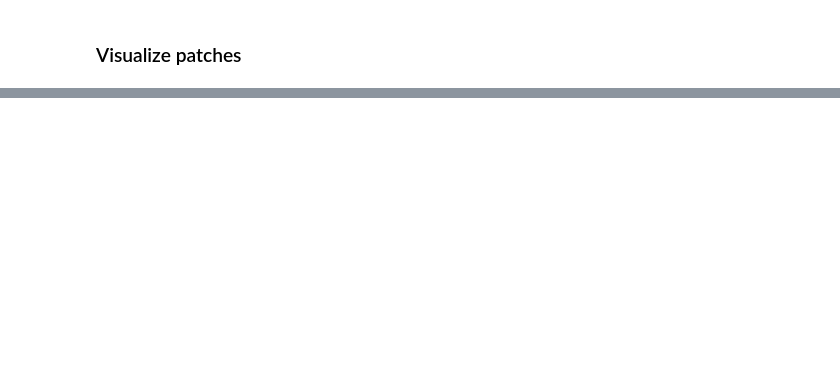
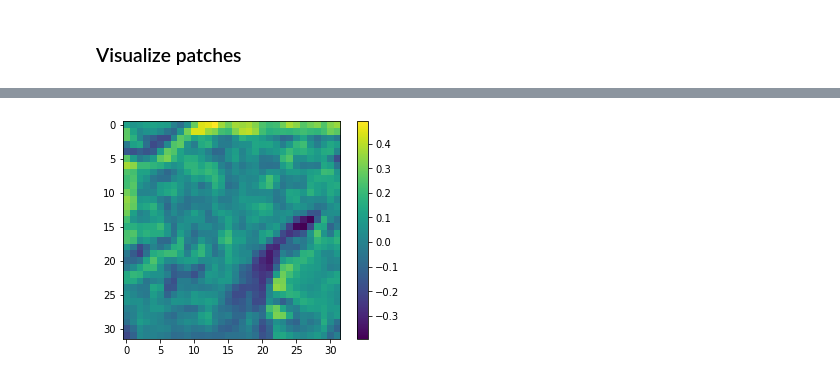
Before and after one commit to rctn/sparsecoding, a Jupyter notebook: examples/sparse_coding.ipynb, the cells around one changed output, grey strips where cells are left out. Saved outputs shown, nothing was run; the diff lists cells and outputs as text; code cells hidden in the pictures; blank space fills up the shorter version.

```diff
--- a/examples/sparse_coding.ipynb
+++ b/examples/sparse_coding.ipynb
@@ -52,0 +54,6 @@ tensor([[0., 0., 0.,  ..., 0., 0., 0.],
+# %%
+plt.imshow(data[0,:].detach().reshape(patch_size_x,patch_size_x))
+plt.colorbar()
+plt.show()
+# %% [output]
+[figure, added]
```
Also changed, not shown: parts of 11 cells of this notebook, 2 other files.
